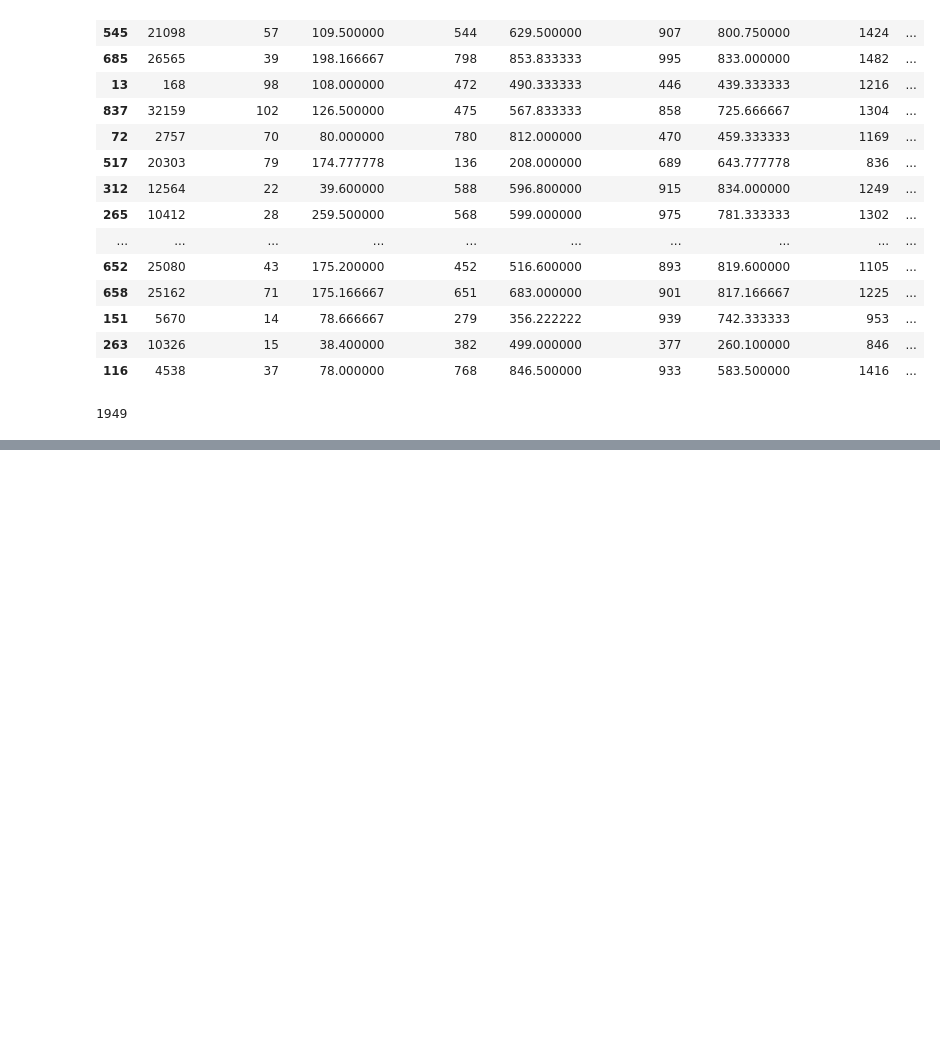
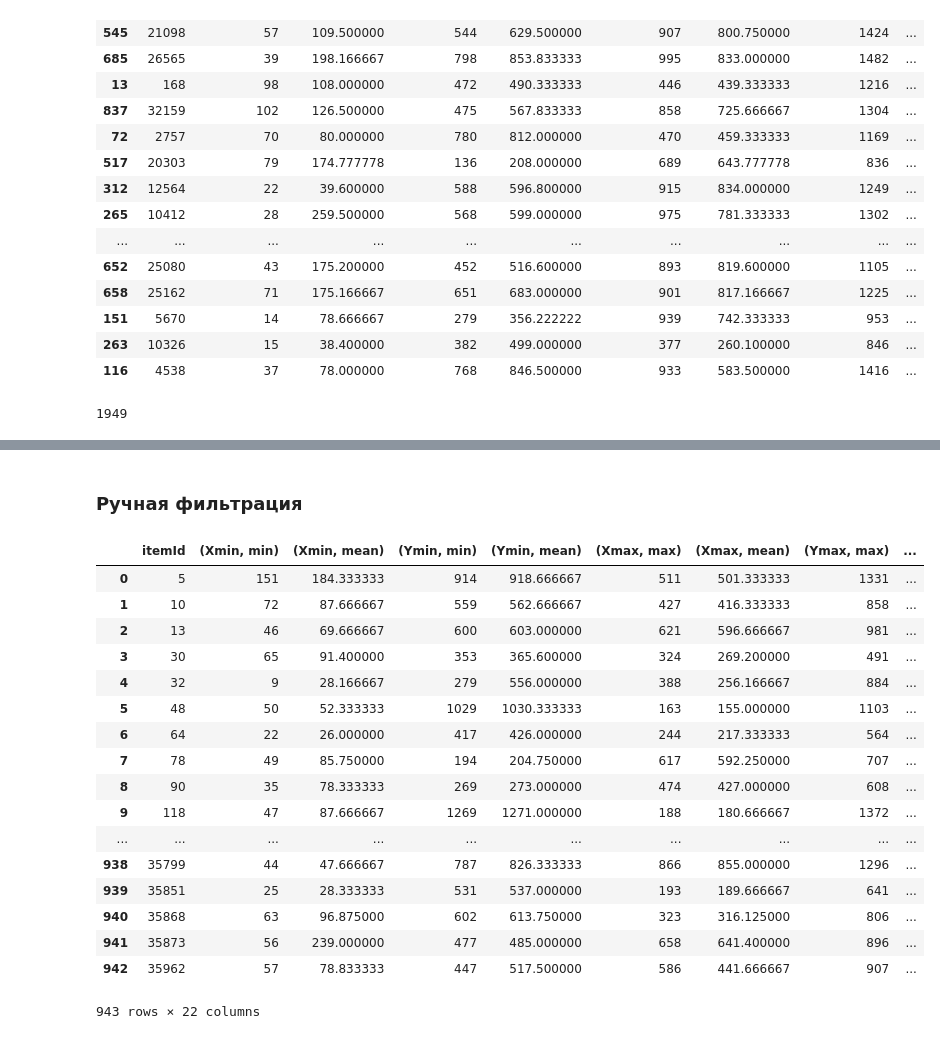
Before and after one commit to Dmitry513/BootCamp_Moderator, a Jupyter notebook: Target analisys.ipynb, the cells around one changed output, grey strips where cells are left out. Saved outputs shown, nothing was run; the diff lists cells and outputs as text; code cells hidden in the pictures; blank space fills up the shorter version.

```diff
--- a/Target analisys.ipynb
+++ b/Target analisys.ipynb
@@ -152,0 +125,23 @@ for x_min, y_min, x_max, y_max in zip(X_rez.Xmin_true, X_rez.Ymin_true, X_rez.Xm
+# %% [markdown]
+### Ручная фильтрация
+# %%
+X_rez
+# %% [output]
+|  | itemId | (Xmin, min) | (Xmin, mean) | (Ymin, min) | (Ymin, mean) | (Xmax, max) | (Xmax, mean) | (Ymax, max) | ... |
+| 0 | 5 | 151 | 184.333333 | 914 | 918.666667 | 511 | 501.333333 | 1331 | ... |
+| 1 | 10 | 72 | 87.666667 | 559 | 562.666667 | 427 | 416.333333 | 858 | ... |
+| 2 | 13 | 46 | 69.666667 | 600 | 603.000000 | 621 | 596.666667 | 981 | ... |
+| 3 | 30 | 65 | 91.400000 | 353 | 365.600000 | 324 | 269.200000 | 491 | ... |
+| 4 | 32 | 9 | 28.166667 | 279 | 556.000000 | 388 | 256.166667 | 884 | ... |
+| 5 | 48 | 50 | 52.333333 | 1029 | 1030.333333 | 163 | 155.000000 | 1103 | ... |
+| 6 | 64 | 22 | 26.000000 | 417 | 426.000000 | 244 | 217.333333 | 564 | ... |
+| 7 | 78 | 49 | 85.750000 | 194 | 204.750000 | 617 | 592.250000 | 707 | ... |
+| 8 | 90 | 35 | 78.333333 | 269 | 273.000000 | 474 | 427.000000 | 608 | ... |
+| 9 | 118 | 47 | 87.666667 | 1269 | 1271.000000 | 188 | 180.666667 | 1372 | ... |
+| ... | ... | ... | ... | ... | ... | ... | ... | ... | ... |
+| 938 | 35799 | 44 | 47.666667 | 787 | 826.333333 | 866 | 855.000000 | 1296 | ... |
+| 939 | 35851 | 25 | 28.333333 | 531 | 537.000000 | 193 | 189.666667 | 641 | ... |
+| 940 | 35868 | 63 | 96.875000 | 602 | 613.750000 | 323 | 316.125000 | 806 | ... |
+| 941 | 35873 | 56 | 239.000000 | 477 | 485.000000 | 658 | 641.400000 | 896 | ... |
+| 942 | 35962 | 57 | 78.833333 | 447 | 517.500000 | 586 | 441.666667 | 907 | ... |
+943 rows × 22 columns
```
Also changed, not shown: parts of 8 cells of this notebook, 1 other file.
